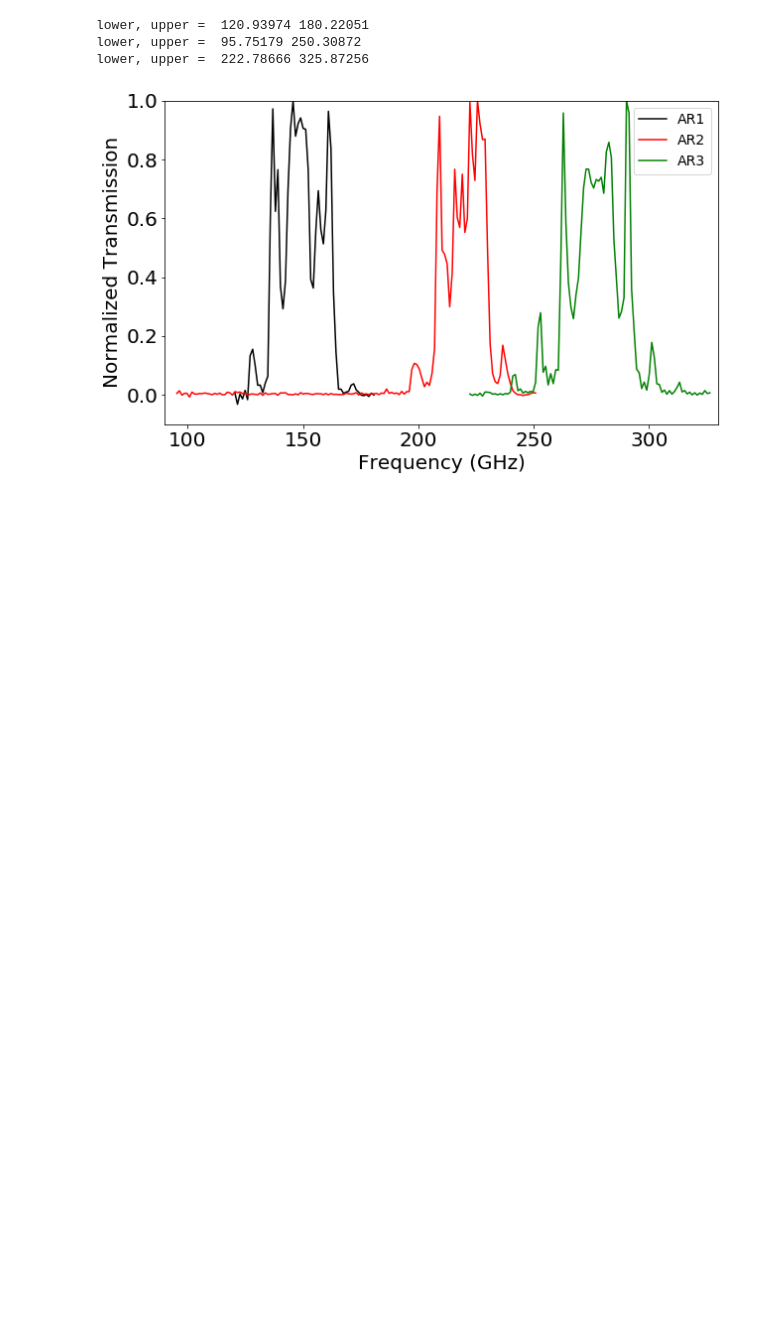
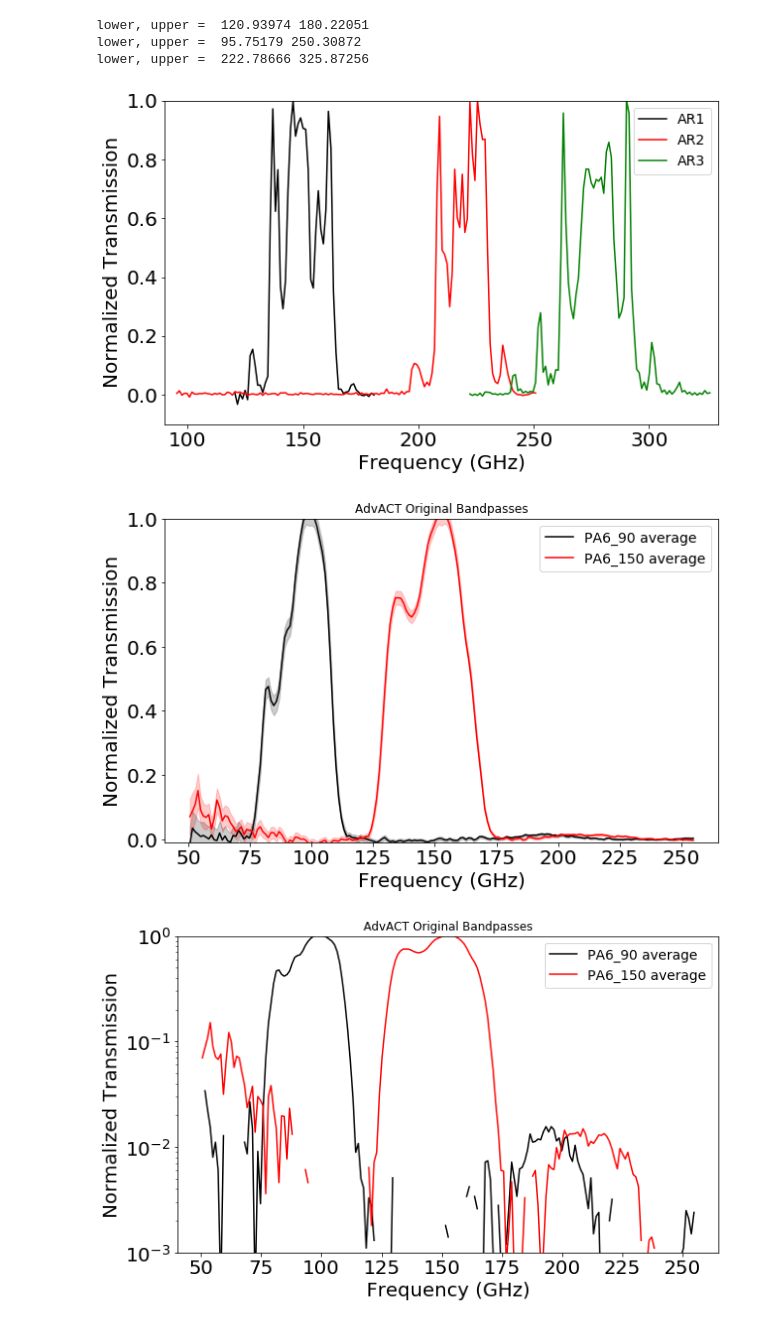
Before and after one commit to jcolinhill/ACT_bandpasses, a Jupyter notebook: truncate_bandpasses.ipynb, the cells around one changed output. Cells and saved outputs as stored; diff of their text form; code cells hidden in the pictures; blank space fills up the shorter version.

```diff
--- a/truncate_bandpasses.ipynb
+++ b/truncate_bandpasses.ipynb
@@ -352,13 +363,19 @@ plt.show()
 [figure]
 # %%
 # read in ACTPol PA4/5/6 bandpass data
-N_AdvACT = 6 #PA4_150, PA4_230, PA5_90, PA5_150, PA6_90, PA6_150
-files_AdvACT = ['FILLIN.txt','PA2_avg_passband_wErr.txt','PA3_avg_passband_90_wErr.txt','PA3_avg_passband_150_wErr.txt']
+#N_AdvACT = 6 #PA4_150, PA4_230, PA5_90, PA5_150, PA6_90, PA6_150
+N_AdvACT = 2 #currently only have PA6_90, PA6_150
+#files_AdvACT = ['FILLIN.txt','PA2_avg_passband_wErr.txt','PA3_avg_passband_90_wErr.txt','PA3_avg_passband_150_wErr.txt']
+files_AdvACT = ['PA6_preliminary_Jeff_email_12-16-19.txt','PA6_preliminary_Jeff_email_12-16-19.txt']
 nu_AdvACT = []
 fnu_AdvACT = []
 fnu_err_AdvACT = []
 
 for i in range(N_AdvACT):
     nu_AdvACT.append(np.loadtxt(files_AdvACT[i])[:,0])
-    fnu_AdvACT.append(np.loadtxt(files_AdvACT[i])[:,1])
-    fnu_err_AdvACT.append(np.loadtxt(files_AdvACT[i])[:,2])
+    if (i == 0): #90 GHz
+        fnu_AdvACT.append(np.loadtxt(files_AdvACT[i])[:,1])
+        fnu_err_AdvACT.append(np.loadtxt(files_AdvACT[i])[:,2])
+    if (i == 1): #150 GHz
+        fnu_AdvACT.append(np.loadtxt(files_AdvACT[i])[:,3])
+        fnu_err_AdvACT.append(np.loadtxt(files_AdvACT[i])[:,4])
@@ -378,0 +382,36 @@ for i in range(N_AdvACT):
+# %%
+# plots of the original (untruncated) AdvACT bandpasses
+
+# plot all
+colors = ['k','r','g','b','c','m']
+plt.figure(figsize=(10,6))
+for i in range(N_AdvACT):
+    plt.plot(nu_AdvACT[i], fnu_AdvACT[i], color=colors[i])
+for i in range(N_AdvACT):
+    plt.fill_between(nu_AdvACT[i], fnu_AdvACT[i]-fnu_err_AdvACT[i], fnu_AdvACT[i]+fnu_err_AdvACT[i], color=colors[i], alpha=0.2)
+plt.tick_params(labelsize=20)
+plt.ylim(-0.01,1.)
+plt.xlabel('Frequency (GHz)', fontsize=20)
+plt.ylabel('Normalized Transmission', fontsize=20)
+#plt.legend(['PA1 average', 'PA2 average', 'PA3_90 average', 'PA3_150 average'], fontsize=14)
+plt.legend(['PA6_90 average', 'PA6_150 average'], fontsize=14)
+plt.title("AdvACT Original Bandpasses")
+plt.show()
+
+# plot all -- log y-axis
+plt.figure(figsize=(10,6))
+for i in range(N_AdvACT):
+    plt.semilogy(nu_AdvACT[i], fnu_AdvACT[i], color=colors[i])
+#for i in range(N_ACTPol):
+#    plt.fill_between(nu_ACTPol[i], fnu_ACTPol[i]-fnu_err_ACTPol[i], fnu_ACTPol[i]+fnu_err_ACTPol[i], color=colors[i], alpha=0.2)
+plt.tick_params(labelsize=20)
+plt.ylim(1.e-3,1.)
+plt.xlabel('Frequency (GHz)', fontsize=20)
+plt.ylabel('Normalized Transmission', fontsize=20)
+#plt.legend(['PA1 average', 'PA2 average', 'PA3_90 average', 'PA3_150 average'], fontsize=14)
+plt.legend(['PA6_90 average', 'PA6_150 average'], fontsize=14)
+plt.title("AdvACT Original Bandpasses")
+plt.show()
+# %% [output]
+[figure, added]
+[figure, added]
```
Also changed, not shown: parts of 13 cells of this notebook, 1 other file.
